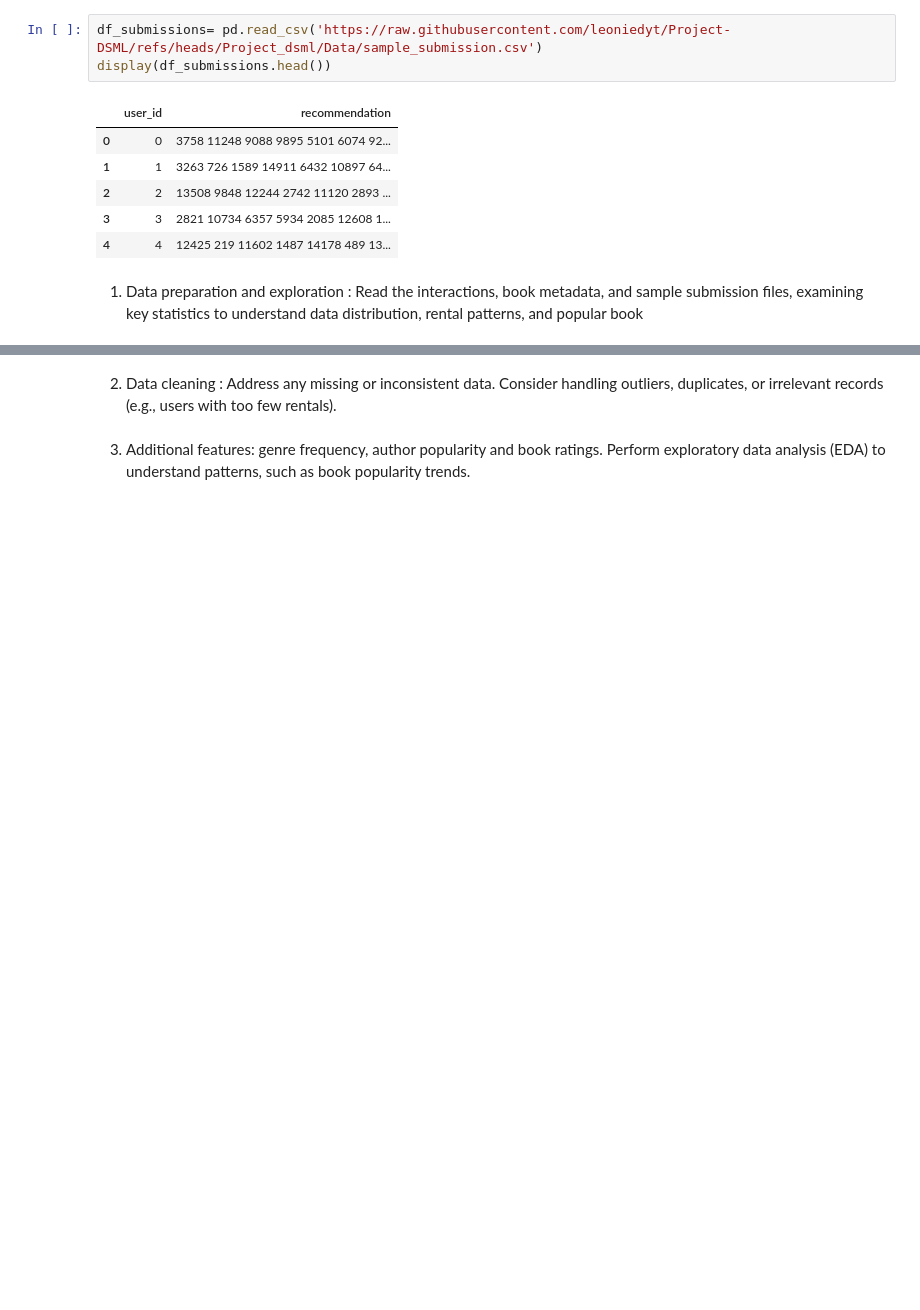
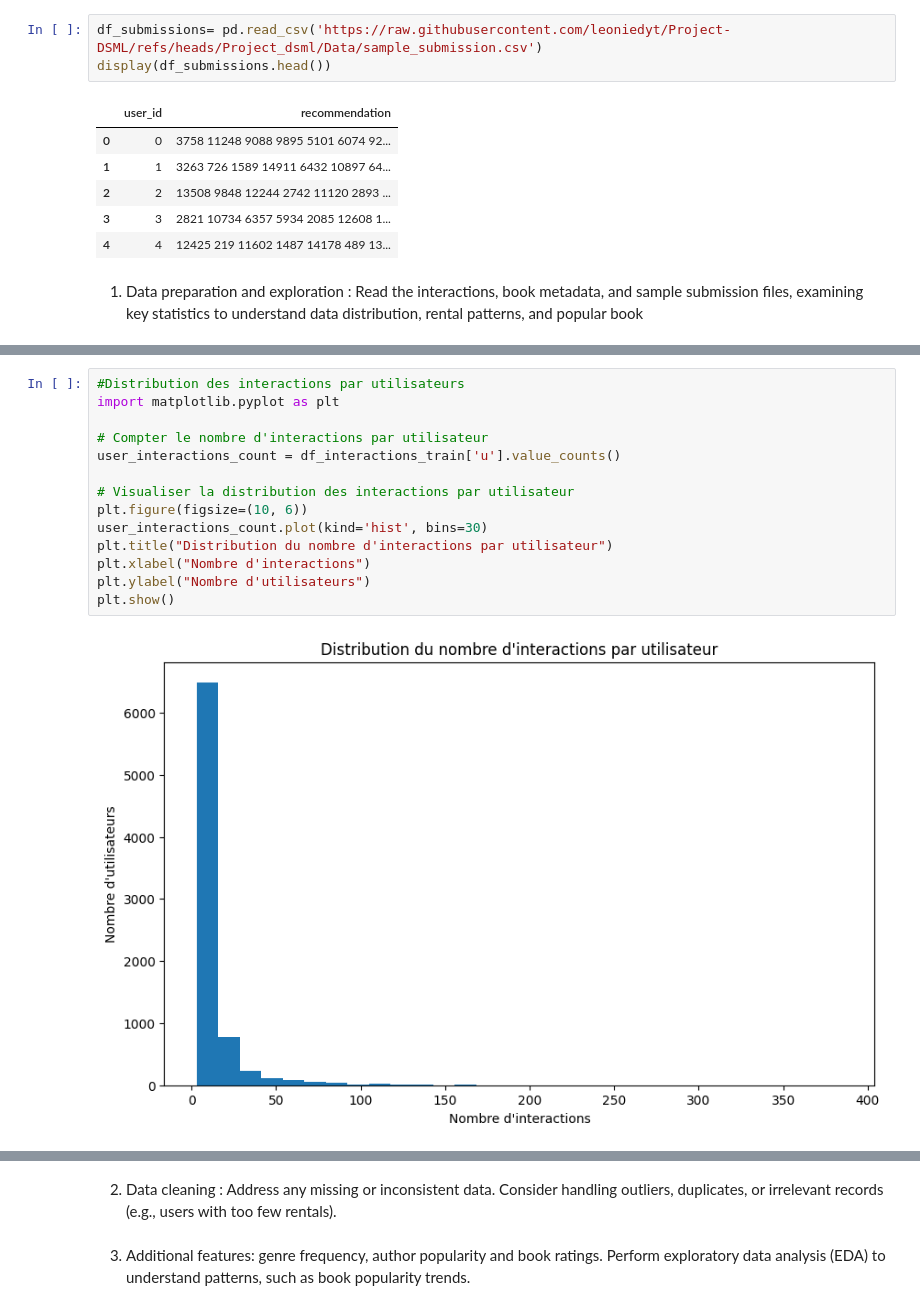
Before and after one commit to leoniedyt/Project-DSML, a Jupyter notebook: project.ipynb, the cells around one changed output, grey strips where cells are left out. Cells and saved outputs as stored; diff of their text form; blank space fills up the shorter version.

```diff
--- a/project.ipynb
+++ b/project.ipynb
@@ -37,0 +131,16 @@ Read the interactions, book metadata, and sample submission files, examining key
+# %%
+#Distribution des interactions par utilisateurs
+import matplotlib.pyplot as plt
+
+# Compter le nombre d'interactions par utilisateur
+user_interactions_count = df_interactions_train['u'].value_counts()
+
+# Visualiser la distribution des interactions par utilisateur
+plt.figure(figsize=(10, 6))
+user_interactions_count.plot(kind='hist', bins=30)
+plt.title("Distribution du nombre d'interactions par utilisateur")
+plt.xlabel("Nombre d'interactions")
+plt.ylabel("Nombre d'utilisateurs")
+plt.show()
+# %% [output]
+[figure, added]
```
Also changed, not shown: parts of 11 cells of this notebook.
